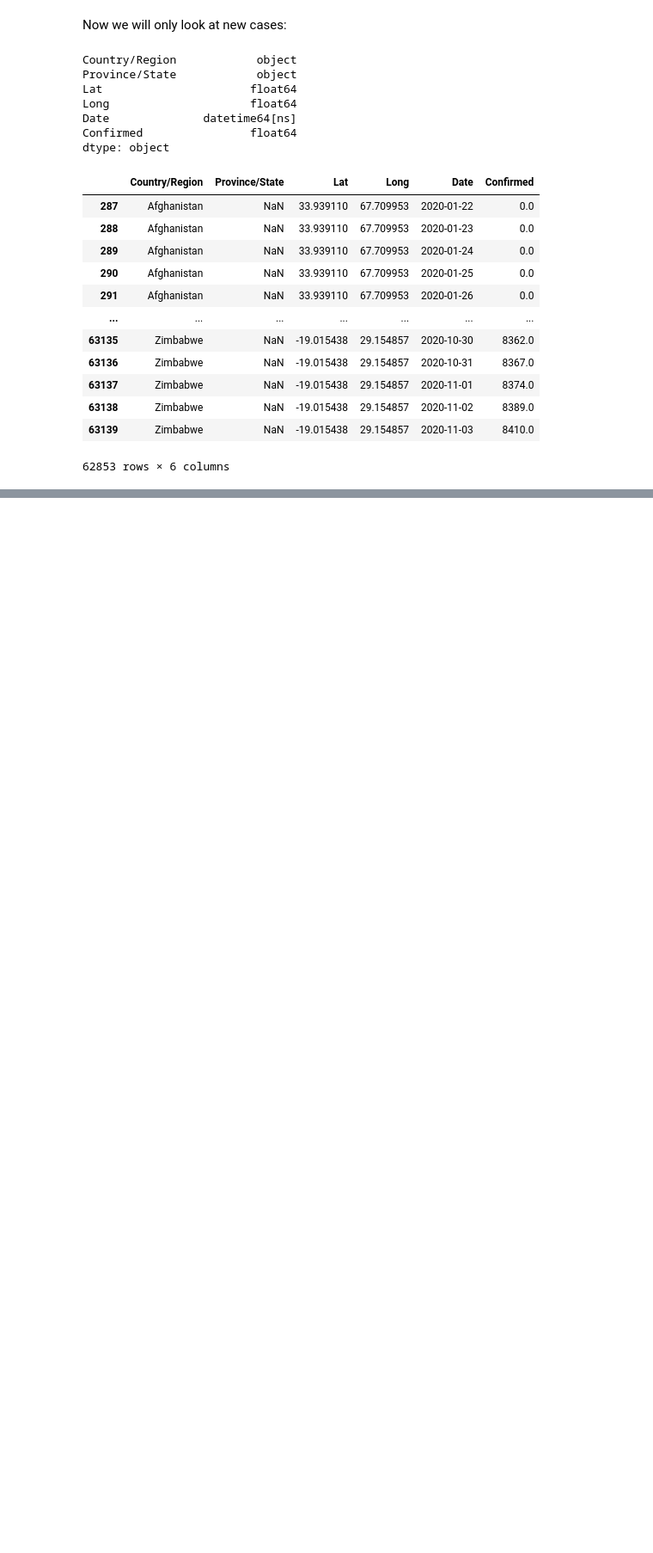
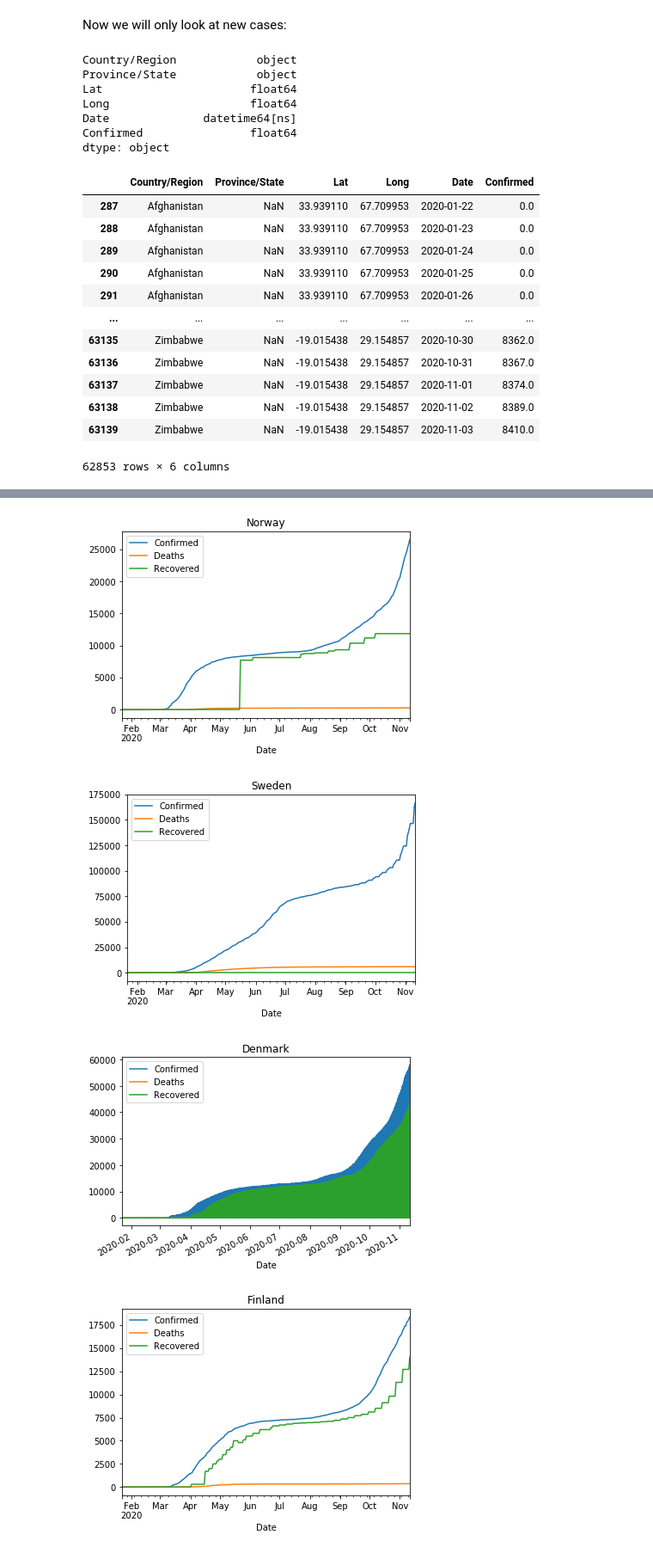
Before and after one commit to oercompbiomed/CBM101, a Jupyter notebook: C_Data_resources/4_Epidemiology_Covid19.ipynb, the cells around one changed output, grey strips where cells are left out. Shown at 86% size. Cells and saved outputs as stored; diff of their text form; code cells hidden in the pictures; blank space fills up the shorter version.

```diff
--- a/C_Data_resources/4_Epidemiology_Covid19.ipynb
+++ b/C_Data_resources/4_Epidemiology_Covid19.ipynb
@@ -195,5 +402,0 @@ Name: Confirmed, Length: 287, dtype: float64
-# %%
-for cty in grouped.groups.keys():
-    cumsum = confirmed.loc[grouped.groups[cty]].Confirmed.cumsum()
-    print(cumsum)
-    break
@@ -219,0 +430,13 @@ confirmed[['Date','Confirmed']].plot(x='Date',y='Confirmed')
+# %%
+groups = df.groupby('Country/Region')
+country_list=['Norway', 'Sweden', 'Denmark', 'Finland','United Kingdom', 'US', 'India', 'Brazil', ]
+
+for cty in country_list:
+    idx = groups.groups[cty]
+    df.iloc[idx].plot(x='Date',y=['Confirmed','Deaths','Recovered'], kind='line')
+    plt.title(cty)
+# %% [output]
+[figure, added]
+[figure, added]
+[figure, added]
+[figure, added]
```
Also changed, not shown: parts of 77 cells of this notebook.
